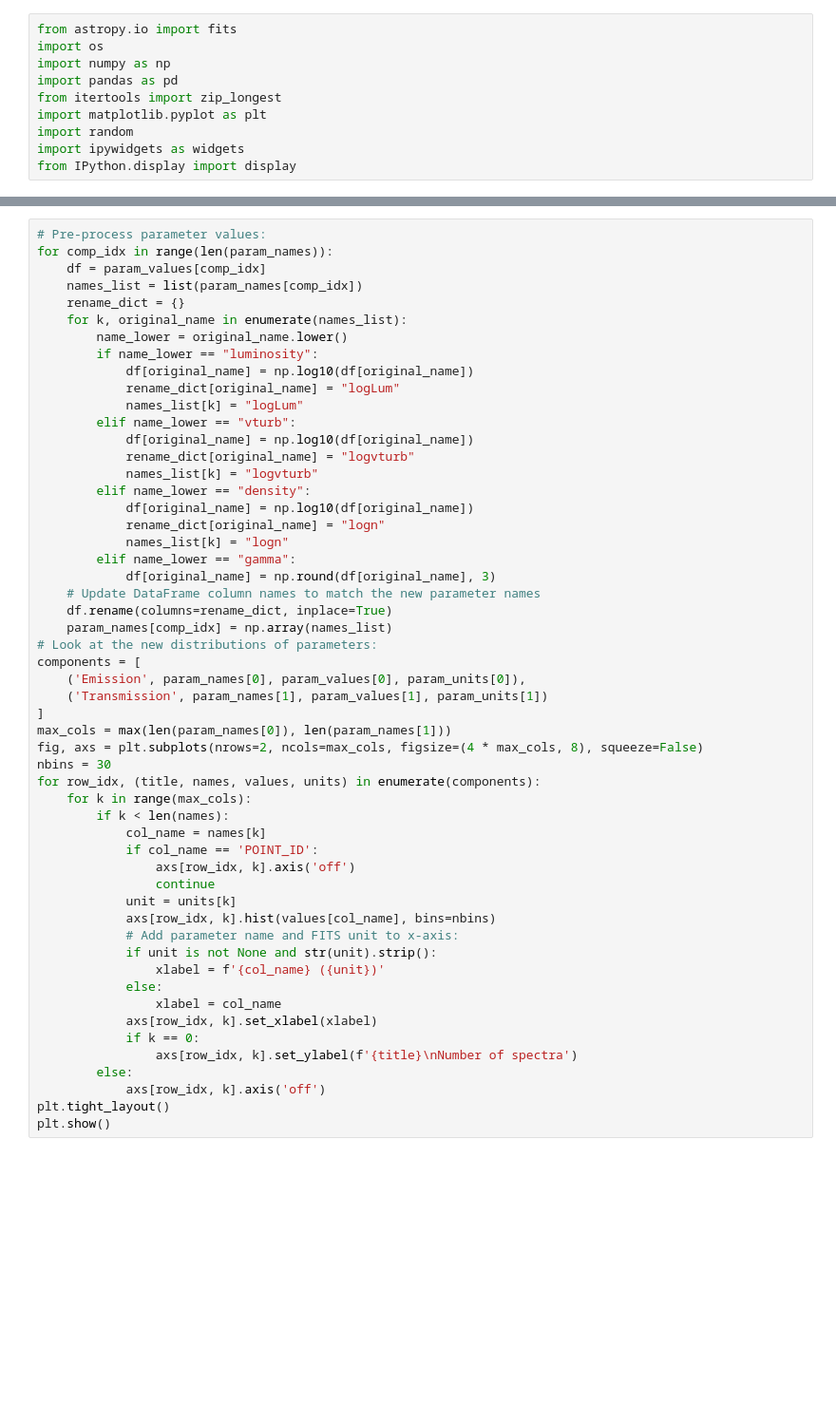
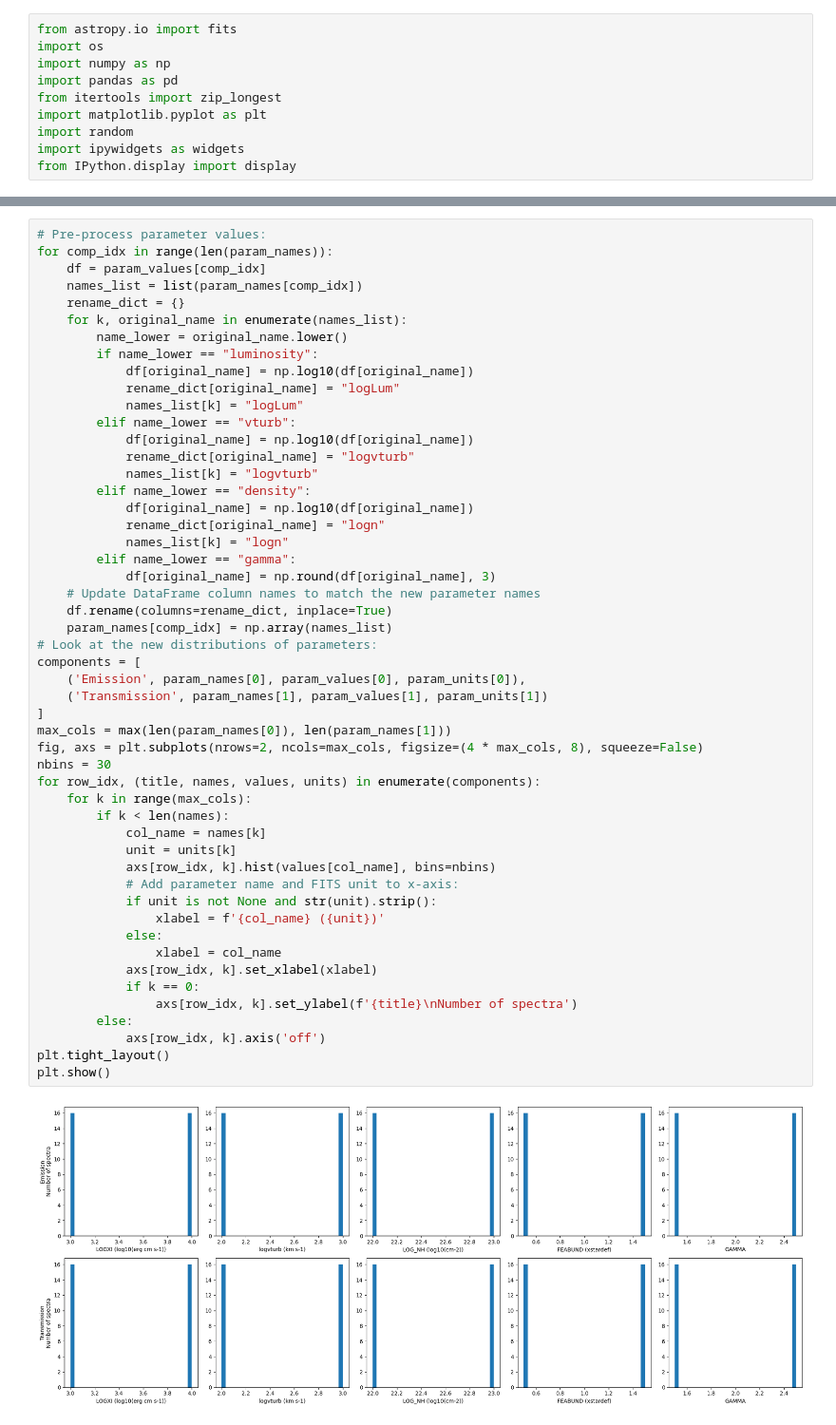
Before and after one commit to pier-astro/iongrid, a Jupyter notebook: visualization/check_xstar_stacked_flux_spec.ipynb, the cells around one changed output, grey strips where cells are left out. Shown at 95% size. Cells and saved outputs as stored; diff of their text form; blank space fills up the shorter version.

```diff
--- a/visualization/check_xstar_stacked_flux_spec.ipynb
+++ b/visualization/check_xstar_stacked_flux_spec.ipynb
@@ -191,36 +202,35 @@ for comp_idx in range(len(param_names)):
             df[original_name] = np.round(df[original_name], 3)
     # Update DataFrame column names to match the new parameter names
     df.rename(columns=rename_dict, inplace=True)
     param_names[comp_idx] = np.array(names_list)
 # Look at the new distributions of parameters:
 components = [
     ('Emission', param_names[0], param_values[0], param_units[0]),
     ('Transmission', param_names[1], param_values[1], param_units[1])
 ]
 max_cols = max(len(param_names[0]), len(param_names[1]))
 fig, axs = plt.subplots(nrows=2, ncols=max_cols, figsize=(4 * max_cols, 8), squeeze=False)
 nbins = 30
 for row_idx, (title, names, values, units) in enumerate(components):
     for k in range(max_cols):
         if k < len(names):
             col_name = names[k]
-            if col_name == 'POINT_ID':
-                axs[row_idx, k].axis('off')
-                continue
             unit = units[k]
             axs[row_idx, k].hist(values[col_name], bins=nbins)
             # Add parameter name and FITS unit to x-axis:
             if unit is not None and str(unit).strip():
                 xlabel = f'{col_name} ({unit})'
             else:
                 xlabel = col_name
             axs[row_idx, k].set_xlabel(xlabel)
             if k == 0:
                 axs[row_idx, k].set_ylabel(f'{title}\nNumber of spectra')
         else:
             axs[row_idx, k].axis('off')
 plt.tight_layout()
 plt.show()
+# %% [output]
+[figure, added]
 # %%
 # Energy selection:
 already_selected = False
```
Also changed, not shown: parts of 9 cells of this notebook, 2 other files.
